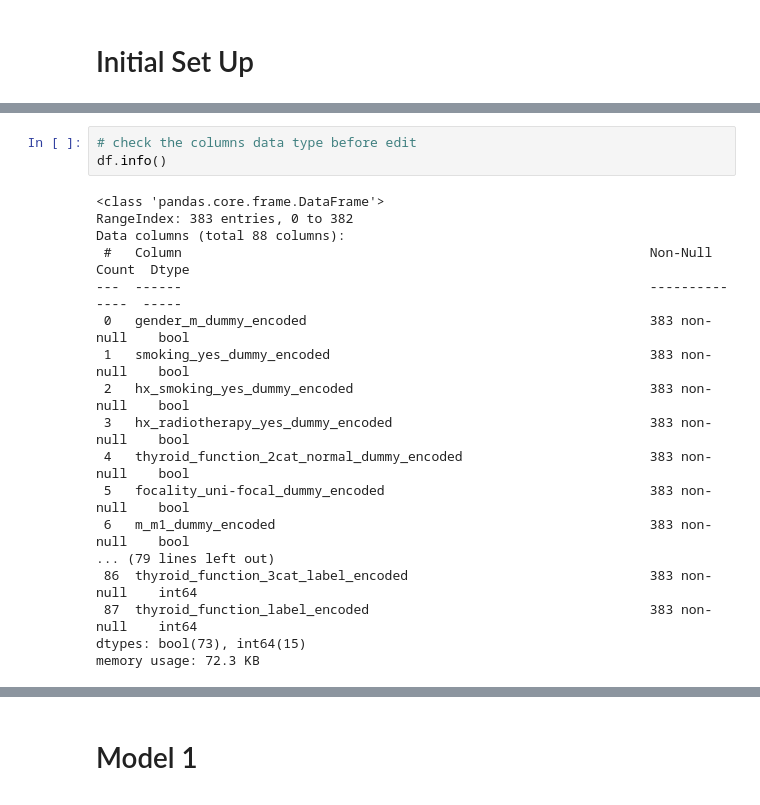
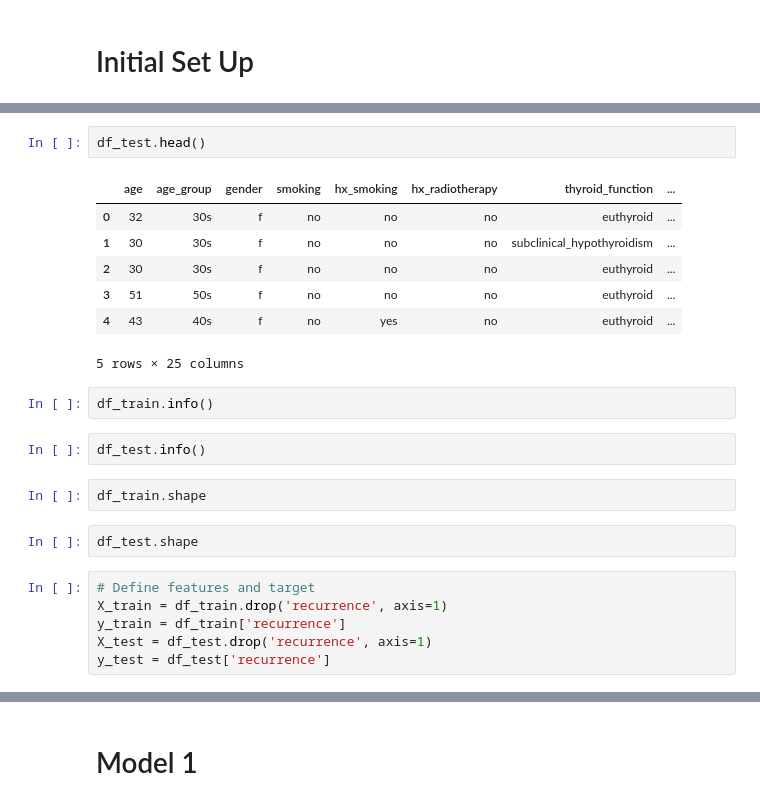
Before and after one commit to madmaxtoastflytiger/CaptStone2-Thyroid-Disease, a Jupyter notebook: 5_ThyroidDisease_Modeling.ipynb, the cells around one changed output, grey strips where cells are left out. Saved outputs shown, nothing was run; the diff lists cells and outputs as text.

```diff
--- a/5_ThyroidDisease_Modeling.ipynb
+++ b/5_ThyroidDisease_Modeling.ipynb
@@ -30,21 +39,24 @@ df.head()
-# %%
-# check the columns data type before edit
-df.info()
-# %% [output]
-<class 'pandas.core.frame.DataFrame'>
-RangeIndex: 383 entries, 0 to 382
-Data columns (total 88 columns):
- #   Column                                                            Non-Null Count  Dtype
----  ------                                                            --------------  -----
- 0   gender_m_dummy_encoded                                            383 non-null    bool
- 1   smoking_yes_dummy_encoded                                         383 non-null    bool
- 2   hx_smoking_yes_dummy_encoded                                      383 non-null    bool
- 3   hx_radiotherapy_yes_dummy_encoded                                 383 non-null    bool
- 4   thyroid_function_2cat_normal_dummy_encoded                        383 non-null    bool
- 5   focality_uni-focal_dummy_encoded                                  383 non-null    bool
- 6   m_m1_dummy_encoded                                                383 non-null    bool
-... (79 lines left out)
- 86  thyroid_function_3cat_label_encoded                               383 non-null    int64
- 87  thyroid_function_label_encoded                                    383 non-null    int64
-dtypes: bool(73), int64(15)
-memory usage: 72.3 KB
+# %%
+df_test.head()
+# %% [output]
+|  | age | age_group | gender | smoking | hx_smoking | hx_radiotherapy | thyroid_function | ... |
+| 0 | 32 | 30s | f | no | no | no | euthyroid | ... |
+| 1 | 30 | 30s | f | no | no | no | subclinical_hypothyroidism | ... |
+| 2 | 30 | 30s | f | no | no | no | euthyroid | ... |
+| 3 | 51 | 50s | f | no | no | no | euthyroid | ... |
+| 4 | 43 | 40s | f | no | yes | no | euthyroid | ... |
+5 rows × 25 columns
+# %%
+df_train.info()
+# %%
+df_test.info()
+# %%
+df_train.shape
+# %%
+df_test.shape
+# %%
+# Define features and target
+X_train = df_train.drop('recurrence', axis=1)
+y_train = df_train['recurrence']
+X_test = df_test.drop('recurrence', axis=1)
+y_test = df_test['recurrence']
```
Also changed, not shown: parts of 6 cells of this notebook, 5 other files.
